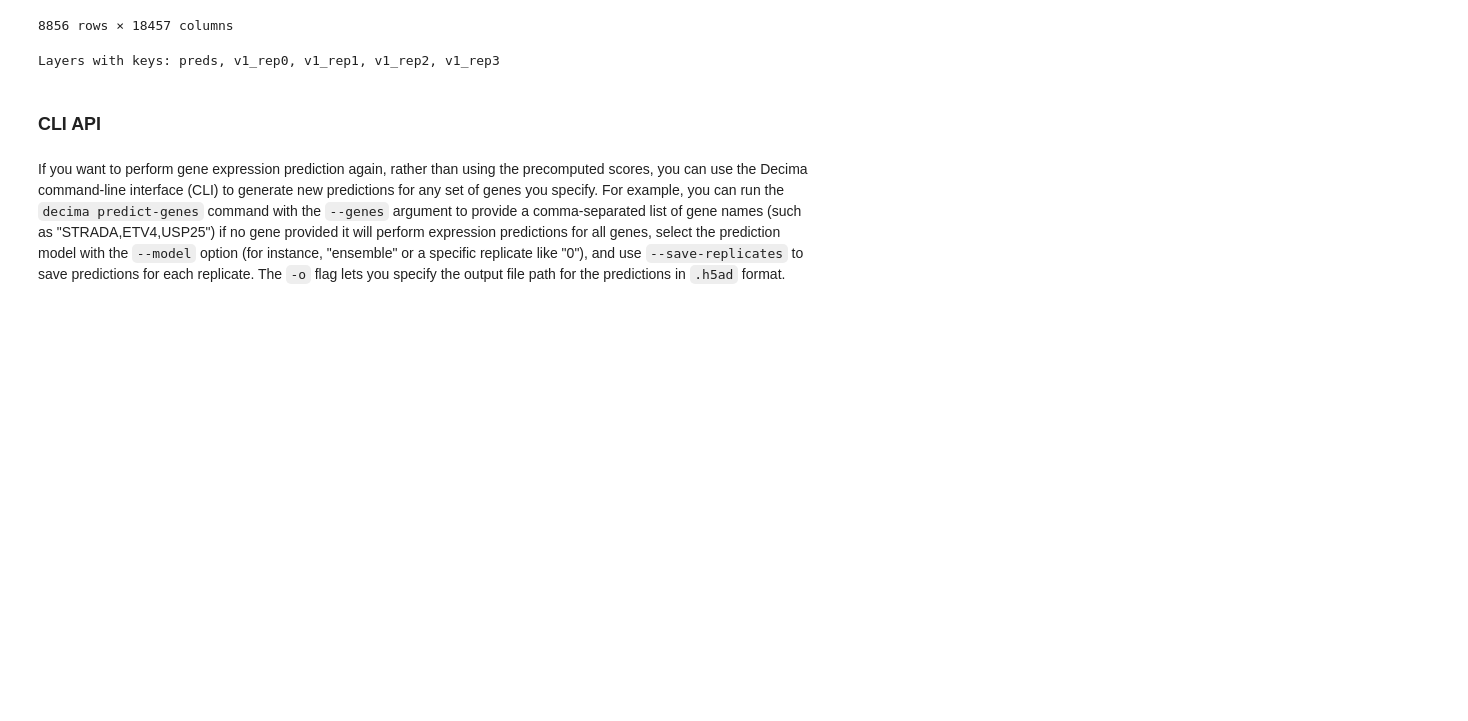
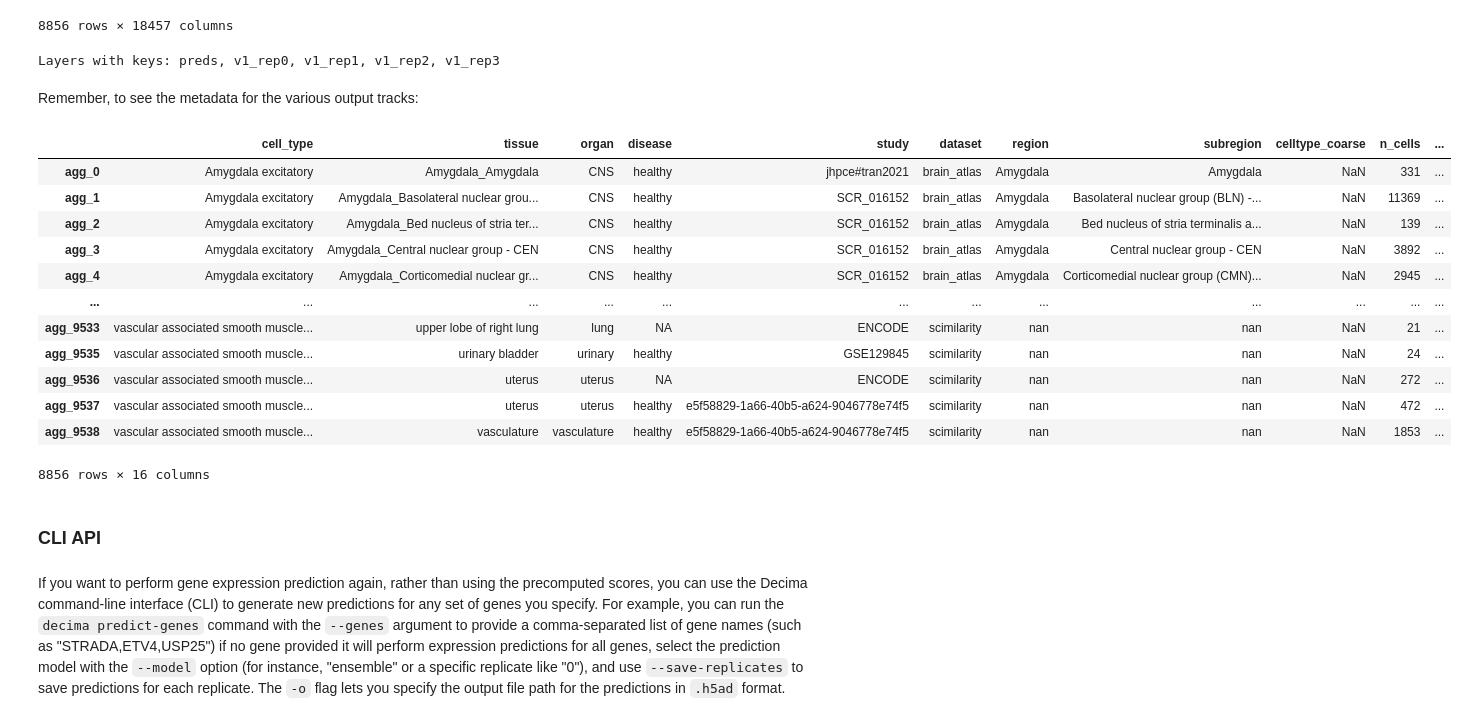
Before and after one commit to Genentech/decima, a Jupyter notebook: docs/tutorials/5-gene-expression-prediction.ipynb, the cells around one changed output. Drawn from its saved outputs; the diff is of its cells as text; code cells hidden in the pictures; blank space fills up the shorter version.

```diff
--- a/docs/tutorials/5-gene-expression-prediction.ipynb
+++ b/docs/tutorials/5-gene-expression-prediction.ipynb
@@ -69,6 +65,24 @@ result.predicted_expression_matrix(model_name="v1_rep1")
 result.anndata.layers
 # %% [output]
 Layers with keys: preds, v1_rep0, v1_rep1, v1_rep2, v1_rep3
+# %% [markdown]
+Remember, to see the metadata for the various output tracks:
+# %%
+result.cell_metadata
+# %% [output]
+|  | cell_type | tissue | organ | disease | study | dataset | region | subregion | celltype_coarse | n_cells | ... |
+| agg_0 | Amygdala excitatory | Amygdala_Amygdala | CNS | healthy | jhpce#tran2021 | brain_atlas | Amygdala | Amygdala | NaN | 331 | ... |
+| agg_1 | Amygdala excitatory | Amygdala_Basolateral nuclear grou... | CNS | healthy | SCR_016152 | brain_atlas | Amygdala | Basolateral nuclear group (BLN) -... | NaN | 11369 | ... |
+| agg_2 | Amygdala excitatory | Amygdala_Bed nucleus of stria ter... | CNS | healthy | SCR_016152 | brain_atlas | Amygdala | Bed nucleus of stria terminalis a... | NaN | 139 | ... |
+| agg_3 | Amygdala excitatory | Amygdala_Central nuclear group - CEN | CNS | healthy | SCR_016152 | brain_atlas | Amygdala | Central nuclear group - CEN | NaN | 3892 | ... |
+| agg_4 | Amygdala excitatory | Amygdala_Corticomedial nuclear gr... | CNS | healthy | SCR_016152 | brain_atlas | Amygdala | Corticomedial nuclear group (CMN)... | NaN | 2945 | ... |
+| ... | ... | ... | ... | ... | ... | ... | ... | ... | ... | ... | ... |
+| agg_9533 | vascular associated smooth muscle... | upper lobe of right lung | lung | NA | ENCODE | scimilarity | nan | nan | NaN | 21 | ... |
+| agg_9535 | vascular associated smooth muscle... | urinary bladder | urinary | healthy | GSE129845 | scimilarity | nan | nan | NaN | 24 | ... |
+| agg_9536 | vascular associated smooth muscle... | uterus | uterus | NA | ENCODE | scimilarity | nan | nan | NaN | 272 | ... |
+| agg_9537 | vascular associated smooth muscle... | uterus | uterus | healthy | e5f58829-1a66-40b5-a624-9046778e74f5 | scimilarity | nan | nan | NaN | 472 | ... |
+| agg_9538 | vascular associated smooth muscle... | vasculature | vasculature | healthy | e5f58829-1a66-40b5-a624-9046778e74f5 | scimilarity | nan | nan | NaN | 1853 | ... |
+8856 rows × 16 columns
 # %% [markdown]
 ### CLI API
 # %% [markdown]
```
Also changed, not shown: parts of 7 cells of this notebook, 1 other file.
